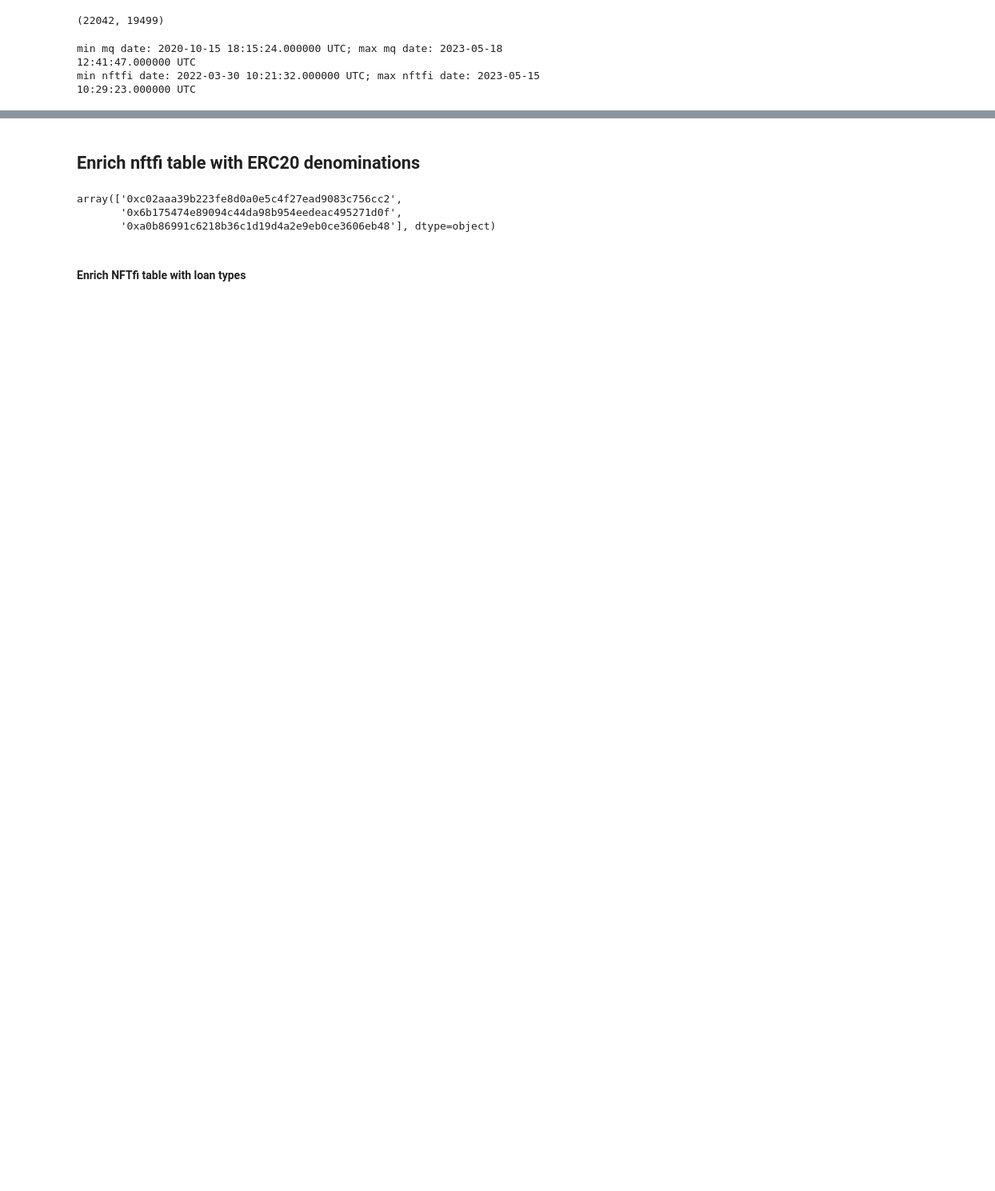
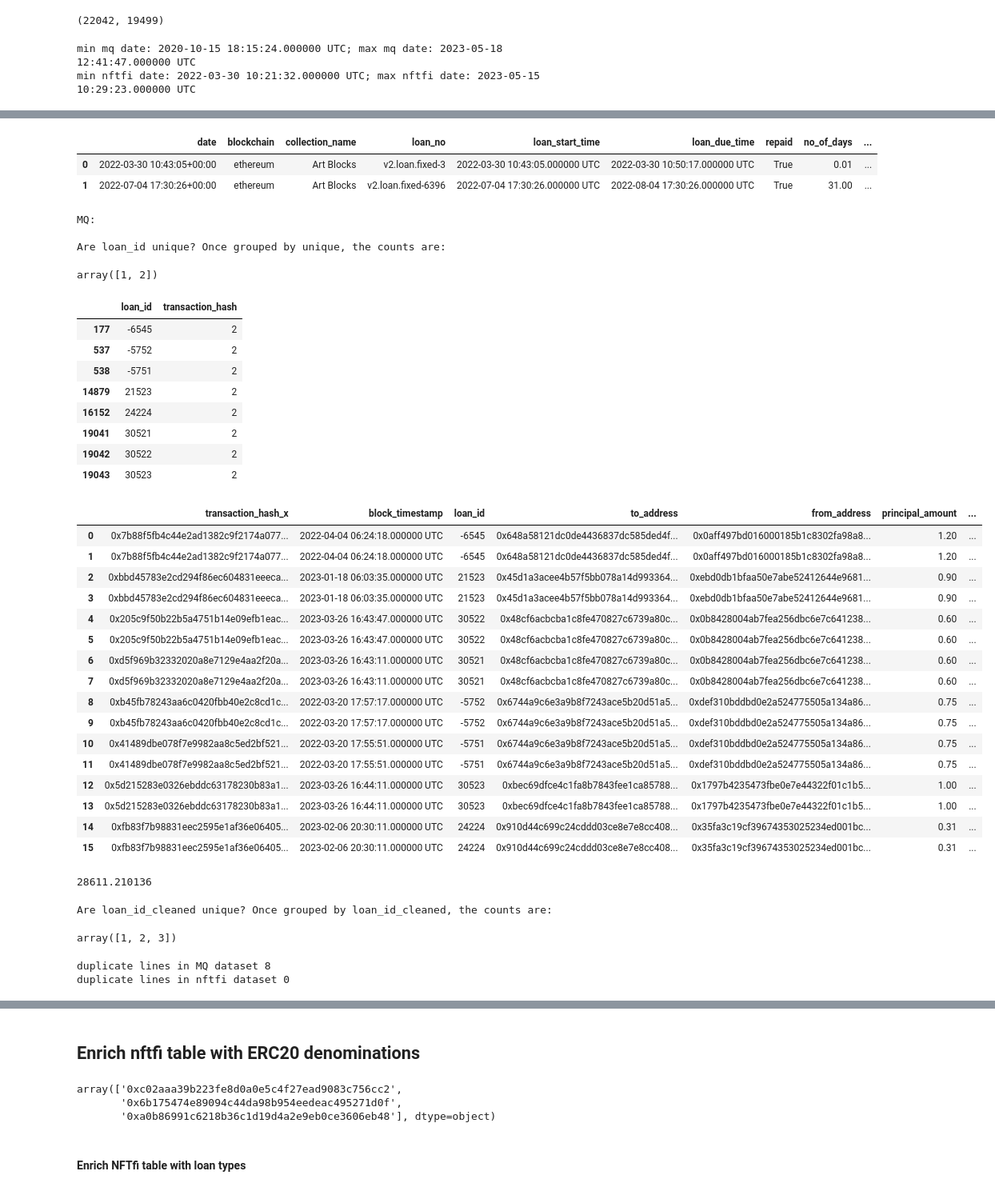
Before and after one commit to datagemsai/ChartGPT-API, a Jupyter notebook: analysis/nftfi_mq.ipynb, the cells around one changed output, grey strips where cells are left out. Shown at 80% size. Saved outputs shown, nothing was run; the diff lists cells and outputs as text; code cells hidden in the pictures; blank space fills up the shorter version.

Commit message:
add duplicates checks

```diff
--- a/analysis/nftfi_mq.ipynb
+++ b/analysis/nftfi_mq.ipynb
@@ -83,0 +100,59 @@ min nftfi date: 2022-03-30 10:21:32.000000 UTC; max nftfi date: 2023-05-15 10:29
+# %%
+nftfi.head(2)
+# %% [output]
+|  | date | blockchain | collection_name | loan_no | loan_start_time | loan_due_time | repaid | no_of_days | ... |
+| 0 | 2022-03-30 10:43:05+00:00 | ethereum | Art Blocks | v2.loan.fixed-3 | 2022-03-30 10:43:05.000000 UTC | 2022-03-30 10:50:17.000000 UTC | True | 0.01 | ... |
+| 1 | 2022-07-04 17:30:26+00:00 | ethereum | Art Blocks | v2.loan.fixed-6396 | 2022-07-04 17:30:26.000000 UTC | 2022-08-04 17:30:26.000000 UTC | True | 31.00 | ... |
+# %%
+print('MQ:\n')
+print("Are loan_id unique? Once grouped by unique, the counts are: ")
+mq_loan_id_count = pd.DataFrame(mq.groupby('loan_id').agg('count')['transaction_hash'])
+mq_loan_id_count = mq_loan_id_count.reset_index()
+
+display(mq_loan_id_count['transaction_hash'].unique())
+display(mq_loan_id_count.loc[mq_loan_id_count['transaction_hash']>1])
+duplicated_mq_loans = pd.merge(left=mq, right=mq_loan_id_count.loc[mq_loan_id_count['transaction_hash']>1], left_on='loan_id', right_on='loan_id')
+display(duplicated_mq_loans)
+display(duplicated_mq_loans.amt_in_usd.sum())
+print("Are loan_id_cleaned unique? Once grouped by loan_id_cleaned, the counts are: ")
+display(mq.groupby('loan_id_cleaned').agg('count')['transaction_hash'].unique())
+# %% [output]
+MQ:
+
+Are loan_id unique? Once grouped by unique, the counts are:
+array([1, 2])
+|  | loan_id | transaction_hash |
+| 177 | -6545 | 2 |
+| 537 | -5752 | 2 |
+| 538 | -5751 | 2 |
+| 14879 | 21523 | 2 |
+| 16152 | 24224 | 2 |
+| 19041 | 30521 | 2 |
+| 19042 | 30522 | 2 |
+| 19043 | 30523 | 2 |
+|  | transaction_hash_x | block_timestamp | loan_id | to_address | from_address | principal_amount | ... |
+| 0 | 0x7b88f5fb4c44e2ad1382c9f2174a077... | 2022-04-04 06:24:18.000000 UTC | -6545 | 0x648a58121dc0de4436837dc585ded4f... | 0x0aff497bd016000185b1c8302fa98a8... | 1.20 | ... |
+| 1 | 0x7b88f5fb4c44e2ad1382c9f2174a077... | 2022-04-04 06:24:18.000000 UTC | -6545 | 0x648a58121dc0de4436837dc585ded4f... | 0x0aff497bd016000185b1c8302fa98a8... | 1.20 | ... |
+| 2 | 0xbbd45783e2cd294f86ec604831eeeca... | 2023-01-18 06:03:35.000000 UTC | 21523 | 0x45d1a3acee4b57f5bb078a14d993364... | 0xebd0db1bfaa50e7abe52412644e9681... | 0.90 | ... |
+| 3 | 0xbbd45783e2cd294f86ec604831eeeca... | 2023-01-18 06:03:35.000000 UTC | 21523 | 0x45d1a3acee4b57f5bb078a14d993364... | 0xebd0db1bfaa50e7abe52412644e9681... | 0.90 | ... |
+| 4 | 0x205c9f50b22b5a4751b14e09efb1eac... | 2023-03-26 16:43:47.000000 UTC | 30522 | 0x48cf6acbcba1c8fe470827c6739a80c... | 0x0b8428004ab7fea256dbc6e7c641238... | 0.60 | ... |
+| 5 | 0x205c9f50b22b5a4751b14e09efb1eac... | 2023-03-26 16:43:47.000000 UTC | 30522 | 0x48cf6acbcba1c8fe470827c6739a80c... | 0x0b8428004ab7fea256dbc6e7c641238... | 0.60 | ... |
+| 6 | 0xd5f969b32332020a8e7129e4aa2f20a... | 2023-03-26 16:43:11.000000 UTC | 30521 | 0x48cf6acbcba1c8fe470827c6739a80c... | 0x0b8428004ab7fea256dbc6e7c641238... | 0.60 | ... |
+| 7 | 0xd5f969b32332020a8e7129e4aa2f20a... | 2023-03-26 16:43:11.000000 UTC | 30521 | 0x48cf6acbcba1c8fe470827c6739a80c... | 0x0b8428004ab7fea256dbc6e7c641238... | 0.60 | ... |
+| 8 | 0xb45fb78243aa6c0420fbb40e2c8cd1c... | 2022-03-20 17:57:17.000000 UTC | -5752 | 0x6744a9c6e3a9b8f7243ace5b20d51a5... | 0xdef310bddbd0e2a524775505a134a86... | 0.75 | ... |
+| 9 | 0xb45fb78243aa6c0420fbb40e2c8cd1c... | 2022-03-20 17:57:17.000000 UTC | -5752 | 0x6744a9c6e3a9b8f7243ace5b20d51a5... | 0xdef310bddbd0e2a524775505a134a86... | 0.75 | ... |
+| 10 | 0x41489dbe078f7e9982aa8c5ed2bf521... | 2022-03-20 17:55:51.000000 UTC | -5751 | 0x6744a9c6e3a9b8f7243ace5b20d51a5... | 0xdef310bddbd0e2a524775505a134a86... | 0.75 | ... |
+| 11 | 0x41489dbe078f7e9982aa8c5ed2bf521... | 2022-03-20 17:55:51.000000 UTC | -5751 | 0x6744a9c6e3a9b8f7243ace5b20d51a5... | 0xdef310bddbd0e2a524775505a134a86... | 0.75 | ... |
+| 12 | 0x5d215283e0326ebddc63178230b83a1... | 2023-03-26 16:44:11.000000 UTC | 30523 | 0xbec69dfce4c1fa8b7843fee1ca85788... | 0x1797b4235473fbe0e7e44322f01c1b5... | 1.00 | ... |
+| 13 | 0x5d215283e0326ebddc63178230b83a1... | 2023-03-26 16:44:11.000000 UTC | 30523 | 0xbec69dfce4c1fa8b7843fee1ca85788... | 0x1797b4235473fbe0e7e44322f01c1b5... | 1.00 | ... |
+| 14 | 0xfb83f7b98831eec2595e1af36e06405... | 2023-02-06 20:30:11.000000 UTC | 24224 | 0x910d44c699c24cddd03ce8e7e8cc408... | 0x35fa3c19cf39674353025234ed001bc... | 0.31 | ... |
+| 15 | 0xfb83f7b98831eec2595e1af36e06405... | 2023-02-06 20:30:11.000000 UTC | 24224 | 0x910d44c699c24cddd03ce8e7e8cc408... | 0x35fa3c19cf39674353025234ed001bc... | 0.31 | ... |
+28611.210136
+Are loan_id_cleaned unique? Once grouped by loan_id_cleaned, the counts are:
+array([1, 2, 3])
+# %%
+print(f"duplicate lines in MQ dataset {mq.shape[0] - mq.drop_duplicates().shape[0]}")
+print(f"duplicate lines in nftfi dataset {nftfi.shape[0] - nftfi.drop_duplicates().shape[0]}")
+# %% [output]
+duplicate lines in MQ dataset 8
+duplicate lines in nftfi dataset 0
```
Also changed, not shown: parts of 4 cells of this notebook.
